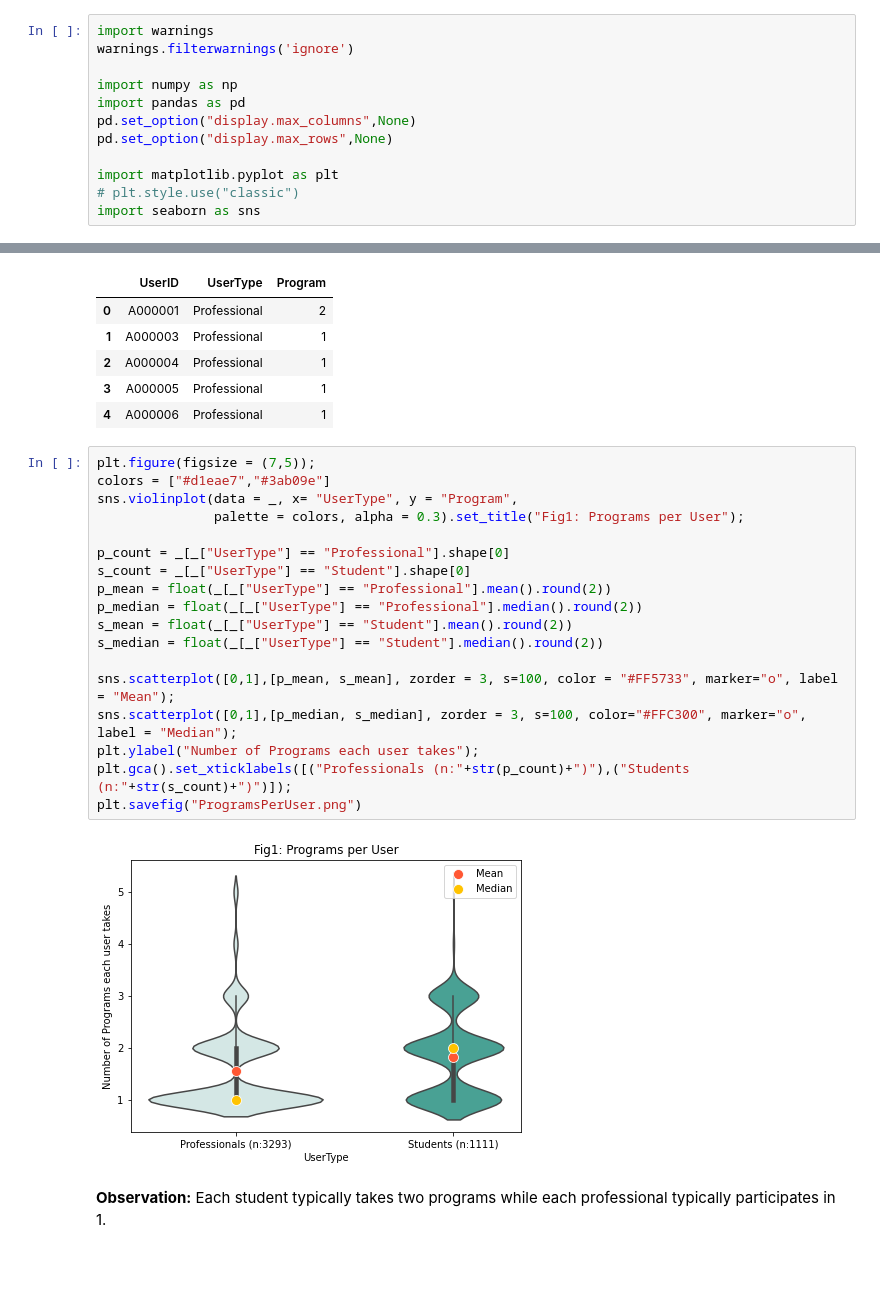
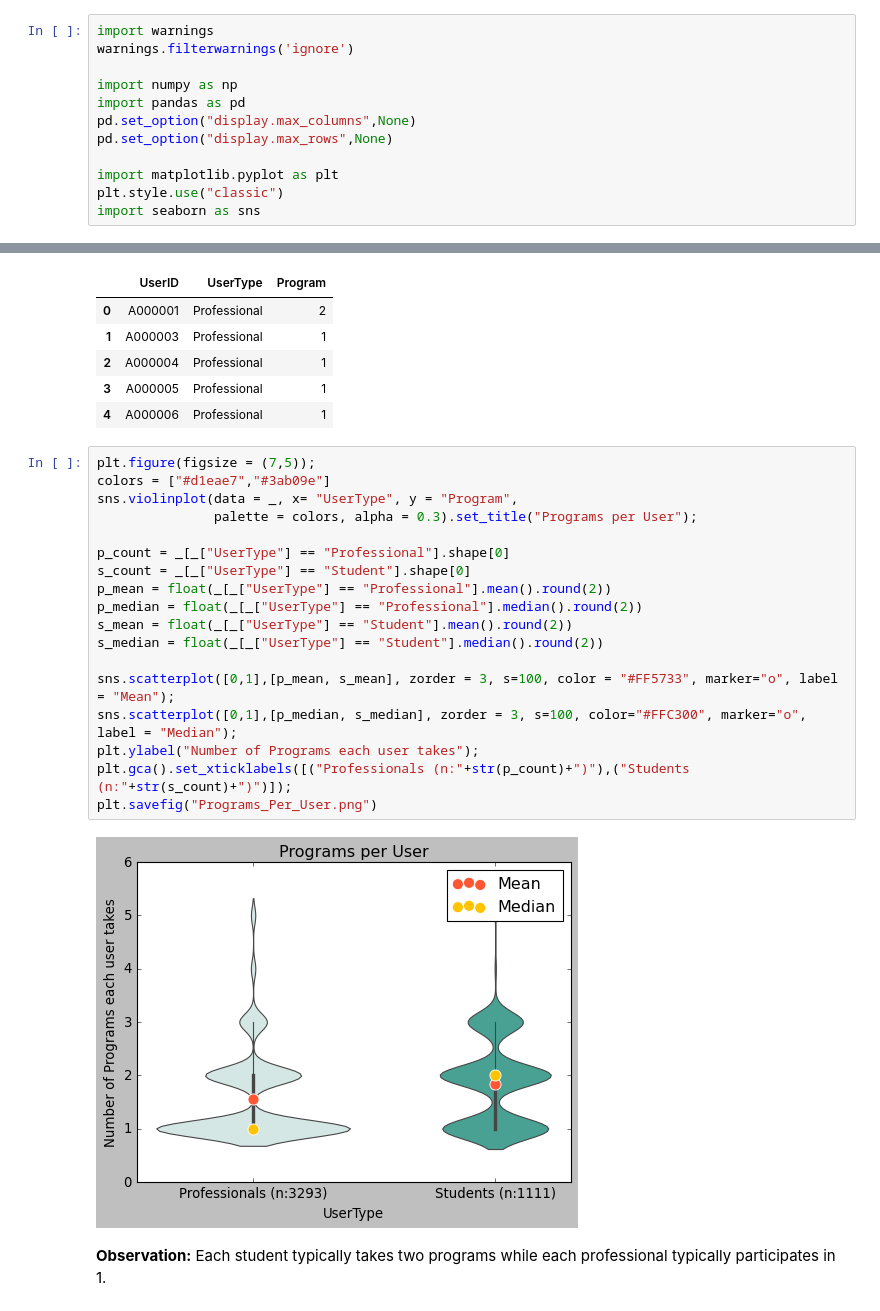
Before and after one commit to prarid/VisualizationProjects, a Jupyter notebook: eLearningAnalysis.ipynb, the cells around one changed output, grey strips where cells are left out. Saved outputs shown, nothing was run; the diff lists cells and outputs as text; blank space fills up the shorter version.

```diff
--- a/eLearningAnalysis.ipynb
+++ b/eLearningAnalysis.ipynb
@@ -33,7 +32,7 @@ pd.set_option("display.max_columns",None)
 pd.set_option("display.max_rows",None)
 
 import matplotlib.pyplot as plt
-# plt.style.use("classic")
+plt.style.use("classic")
 import seaborn as sns
 # %%
 df_all = pd.read_excel("MasterDataClean.xlsx")
@@ -103,23 +102,23 @@ _.head()
 # %%
 plt.figure(figsize = (7,5));
 colors = ["#d1eae7","#3ab09e"]
 sns.violinplot(data = _, x= "UserType", y = "Program",
-               palette = colors, alpha = 0.3).set_title("Fig1: Programs per User");
+               palette = colors, alpha = 0.3).set_title("Programs per User");
 
 p_count = _[_["UserType"] == "Professional"].shape[0]
 s_count = _[_["UserType"] == "Student"].shape[0]
 p_mean = float(_[_["UserType"] == "Professional"].mean().round(2))
 p_median = float(_[_["UserType"] == "Professional"].median().round(2))
 s_mean = float(_[_["UserType"] == "Student"].mean().round(2))
 s_median = float(_[_["UserType"] == "Student"].median().round(2))
 
 sns.scatterplot([0,1],[p_mean, s_mean], zorder = 3, s=100, color = "#FF5733", marker="o", label = "Mean");
 sns.scatterplot([0,1],[p_median, s_median], zorder = 3, s=100, color="#FFC300", marker="o", label = "Median");
 plt.ylabel("Number of Programs each user takes");
 plt.gca().set_xticklabels([("Professionals (n:"+str(p_count)+")"),("Students (n:"+str(s_count)+")")]);
-plt.savefig("ProgramsPerUser.png")
+plt.savefig("Programs_Per_User.png")
 # %% [output]
-[figure, old version]
+[figure, new version]
 # %% [markdown]
 <b>Observation:</b> Each student typically takes two programs while each professional typically participates in 1.
 # %% [markdown]
```
Also changed, not shown: parts of 4 cells of this notebook.
